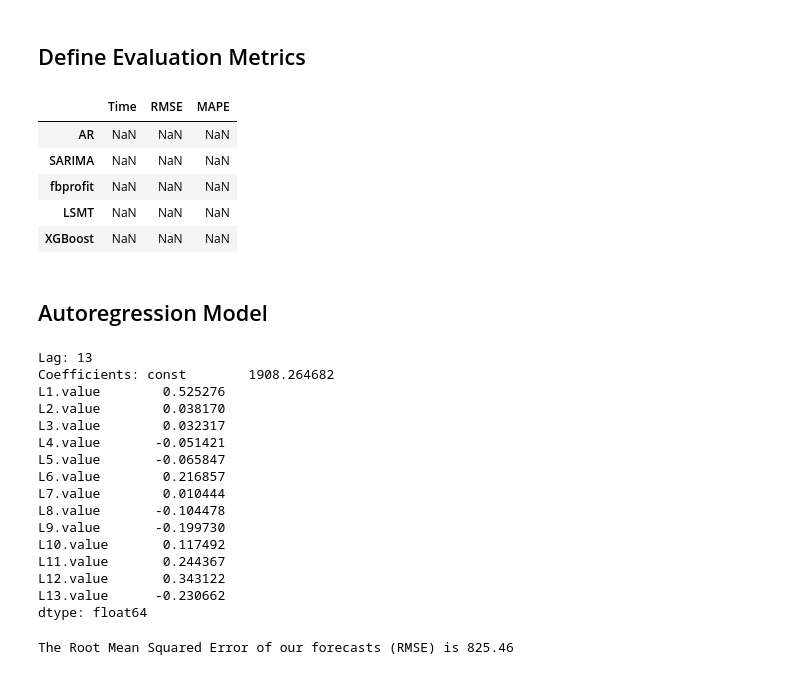
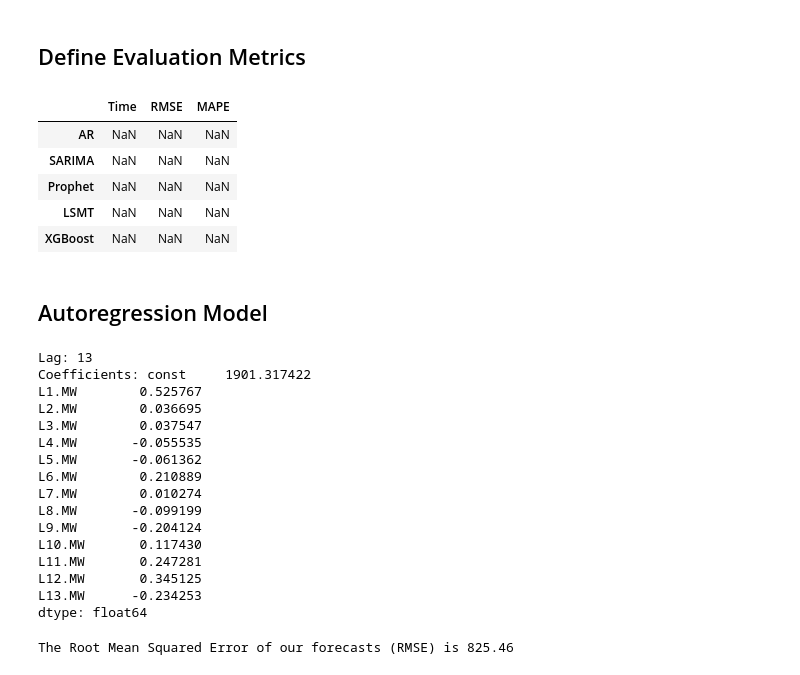
Before and after one commit to kaziahosunhabibripon/Time-Series, a Jupyter notebook: Energy-Consumption-15.ipynb, the cells around one changed output. Saved outputs shown, nothing was run; the diff lists cells and outputs as text; code cells hidden in the pictures.

```diff
--- a/Energy-Consumption-15.ipynb
+++ b/Energy-Consumption-15.ipynb
@@ -142,18 +144,18 @@ def MAPE(forecast,truth):
 # %%
 result_df_index=['AR',
               'SARIMA',
-              'fbprofit',
+              'Prophet',
               'LSMT',
               'XGBoost']
 result_df_col=['Time','RMSE','MAPE']
 
 result_df=pd.DataFrame(index=result_df_index, columns=result_df_col)
 result_df
 # %% [output]
 |  | Time | RMSE | MAPE |
 | AR | NaN | NaN | NaN |
 | SARIMA | NaN | NaN | NaN |
-| fbprofit | NaN | NaN | NaN |
+| Prophet | NaN | NaN | NaN |
 | LSMT | NaN | NaN | NaN |
 | XGBoost | NaN | NaN | NaN |
 # %% [markdown]
@@ -165,25 +167,25 @@ start=timeit.default_timer()
 model_AR = AR(y_train)
 model_AR_fit = model_AR.fit()
 stop=timeit.default_timer()
-result_df['Time']['AR']=stop-start
+result_df['Time']['AR']=round(stop-start,2)
 print('Lag: %s' % model_AR_fit.k_ar)
 print('Coefficients: %s' % model_AR_fit.params)
 # %% [output]
 Lag: 13
-Coefficients: const        1908.264682
-L1.value        0.525276
-L2.value        0.038170
-L3.value        0.032317
-L4.value       -0.051421
-L5.value       -0.065847
-L6.value        0.216857
-L7.value        0.010444
-L8.value       -0.104478
-L9.value       -0.199730
-L10.value       0.117492
-L11.value       0.244367
-L12.value       0.343122
-L13.value      -0.230662
+Coefficients: const     1901.317422
+L1.MW        0.525767
+L2.MW        0.036695
+L3.MW        0.037547
+L4.MW       -0.055535
+L5.MW       -0.061362
+L6.MW        0.210889
+L7.MW        0.010274
+L8.MW       -0.099199
+L9.MW       -0.204124
+L10.MW       0.117430
+L11.MW       0.247281
+L12.MW       0.345125
+L13.MW      -0.234253
 dtype: float64
 # %%
 pred_AR = model_AR_fit.predict(start=pd.to_datetime(split_date),
```
Also changed, not shown: parts of 47 cells of this notebook.
